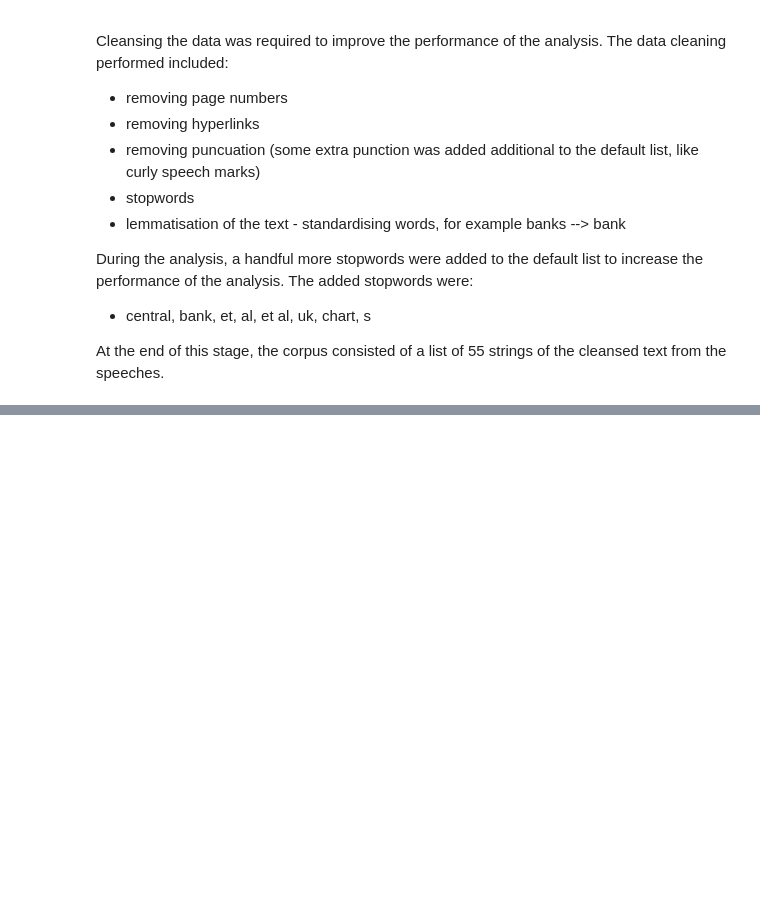
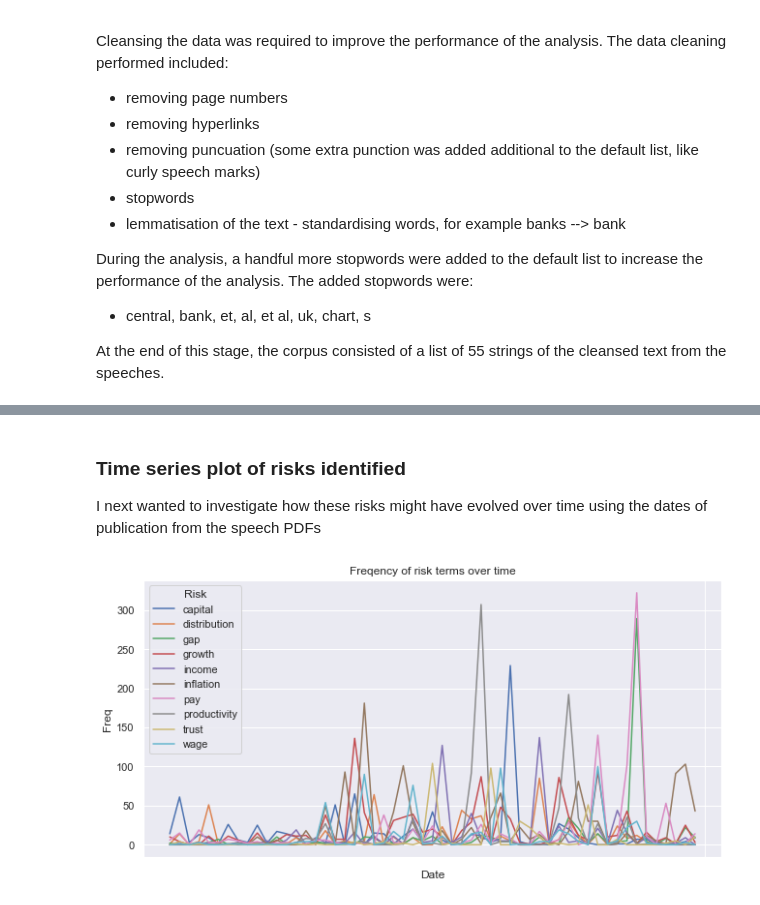
Before and after one commit to acalver/BOEspeech_analysis, a Jupyter notebook: Andy Haldane speech analysis.ipynb, the cells around one changed output, grey strips where cells are left out. Cells and saved outputs as stored; diff of their text form; code cells hidden in the pictures; blank space fills up the shorter version.

```diff
--- a/Andy Haldane speech analysis.ipynb
+++ b/Andy Haldane speech analysis.ipynb
@@ -79,41 +91,43 @@ I expected Brexit or Covid to feature in this list and was surprised they did no
 # %%
 risks = ['inflation',
          'productivity',
-         'risk',
          'growth',
          'pay',
          'capital',
          'wage',
-         'crisis',
          'gap',
          'income',
          'trust',
          'distribution']
-#brexit and covid?!
+# %% [markdown]
+### Time series plot of risks identified
+I next wanted to investigate how these risks might have evolved over time using the dates of publication from the speech PDFs
 # %%
-#Time series plot
 def risks_time_series(corp, risk):
     time_series = pd.DataFrame(columns=['Date', 'Freq', 'Risk'])
 
     for r in risk:
         r_count = []
 
         for doc in corp:
             r_count.append(doc.count(r))
 
         r_ts = pd.DataFrame([publishing_dates, r_count]).transpose()
         r_ts.columns = ['Date', 'Freq']
         r_ts['Risk'] = r
 
         time_series = time_series.append(r_ts)
 
     return time_series
 
 risk_ts = risks_time_series(corpus, risks)
 
 #wide data for  plotting
 risk_ts = risk_ts.pivot("Date", "Risk", "Freq")
 sns.set(rc={'figure.figsize':(10.7,5.27)})
-sns.lineplot(data=risk_ts, dashes=False)
+sns.lineplot(data=risk_ts, dashes=False).set_title('Freqency of risk terms over time')
+plt.ylabel('Freq')
 plt.xticks('')
 plt.show()
+# %% [output]
+[figure, added]
```
Also changed, not shown: parts of 7 cells of this notebook.
